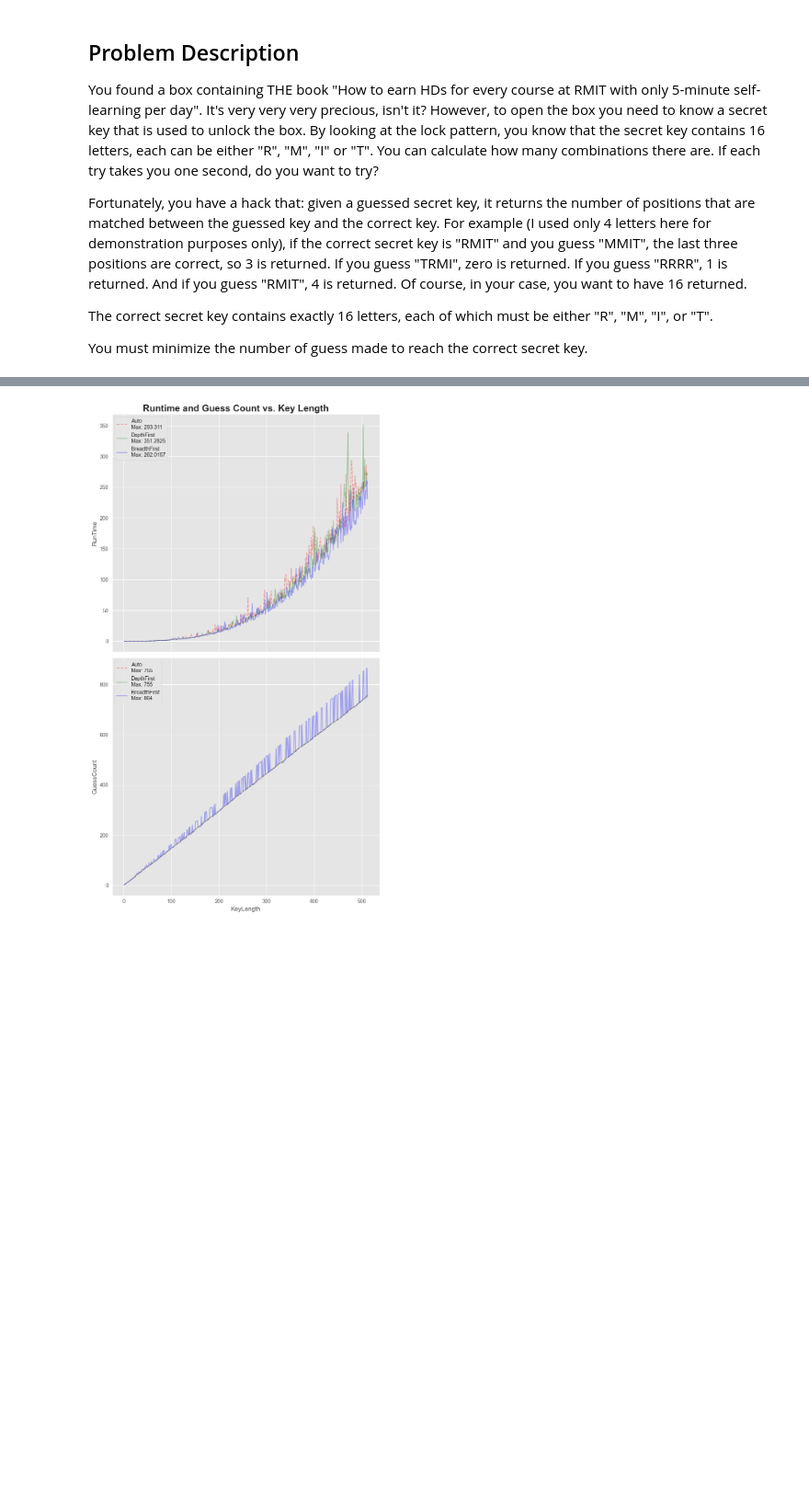
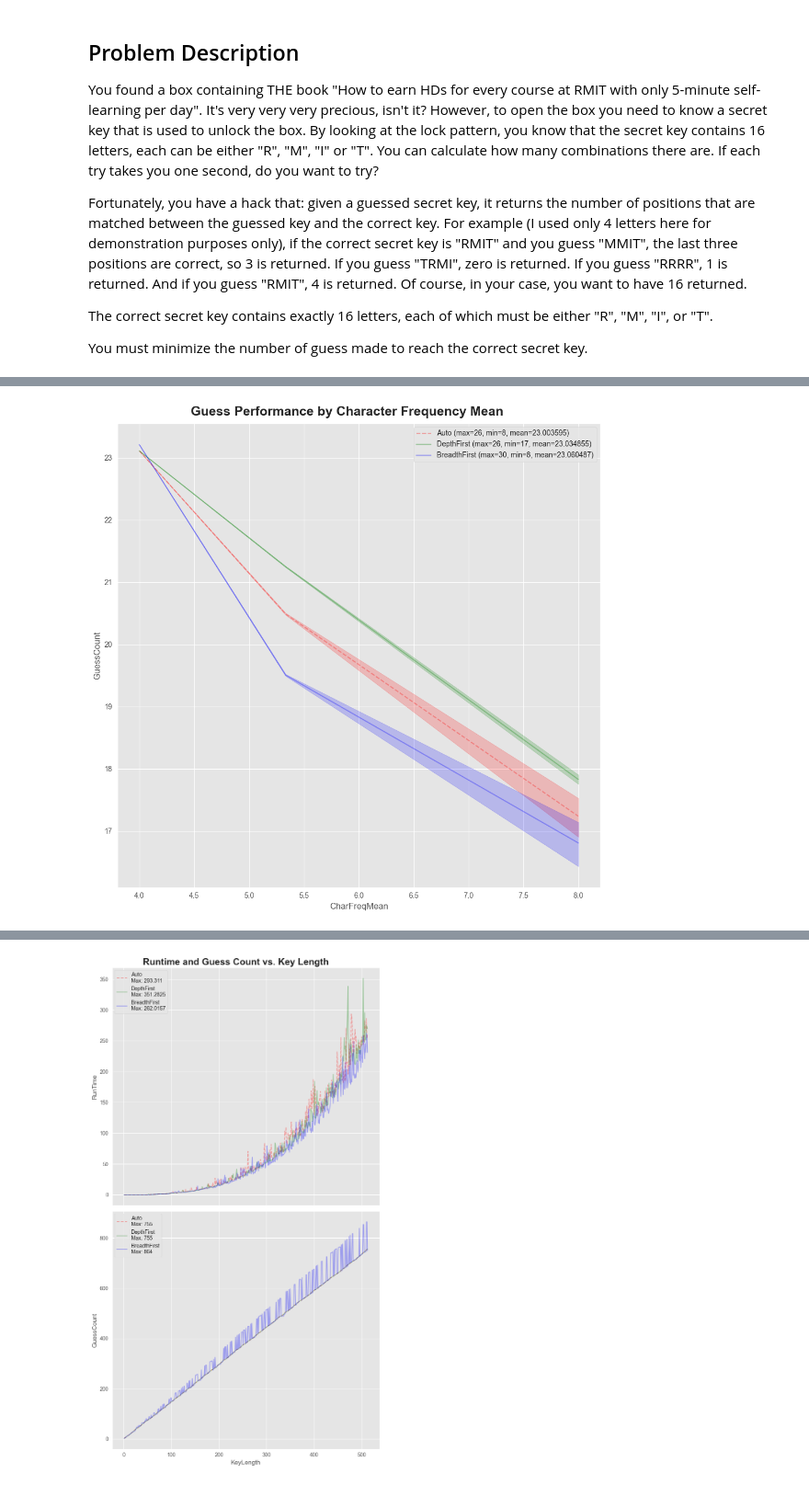
Before and after one commit to miketvo/rmit2023a-cosc2658-group-project, a Jupyter notebook: notebooks/MikeAlgo1/Analysis.ipynb, the cells around one changed output, grey strips where cells are left out. Shown at 92% size. Drawn from its saved outputs; the diff is of its cells as text; code cells hidden in the pictures; blank space fills up the shorter version.

```diff
--- a/notebooks/MikeAlgo1/Analysis.ipynb
+++ b/notebooks/MikeAlgo1/Analysis.ipynb
@@ -44,0 +85,4 @@ guessData = {
+# %%
+plot_performance("CharFreqMean", "Guess Performance by Character Frequency Mean", "images/GuessCountByMean.png")
+# %% [output]
+[figure, added]
```
Also changed, not shown: parts of 9 cells of this notebook, 6 other files.
